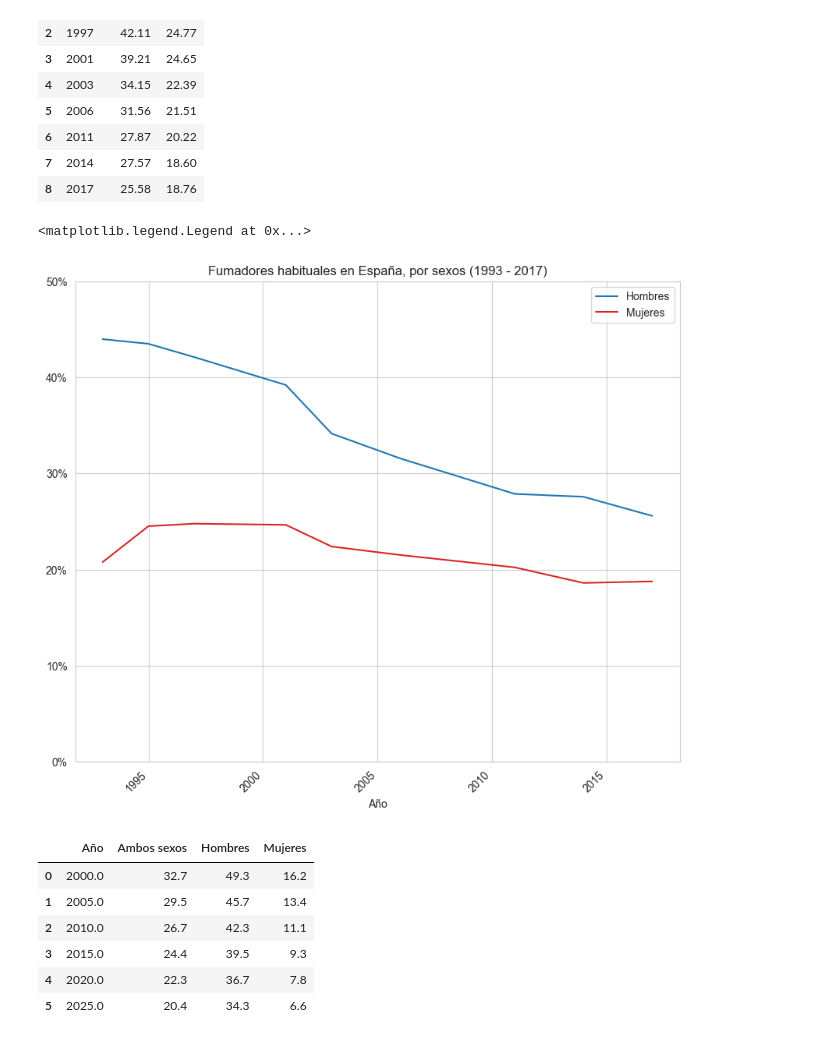
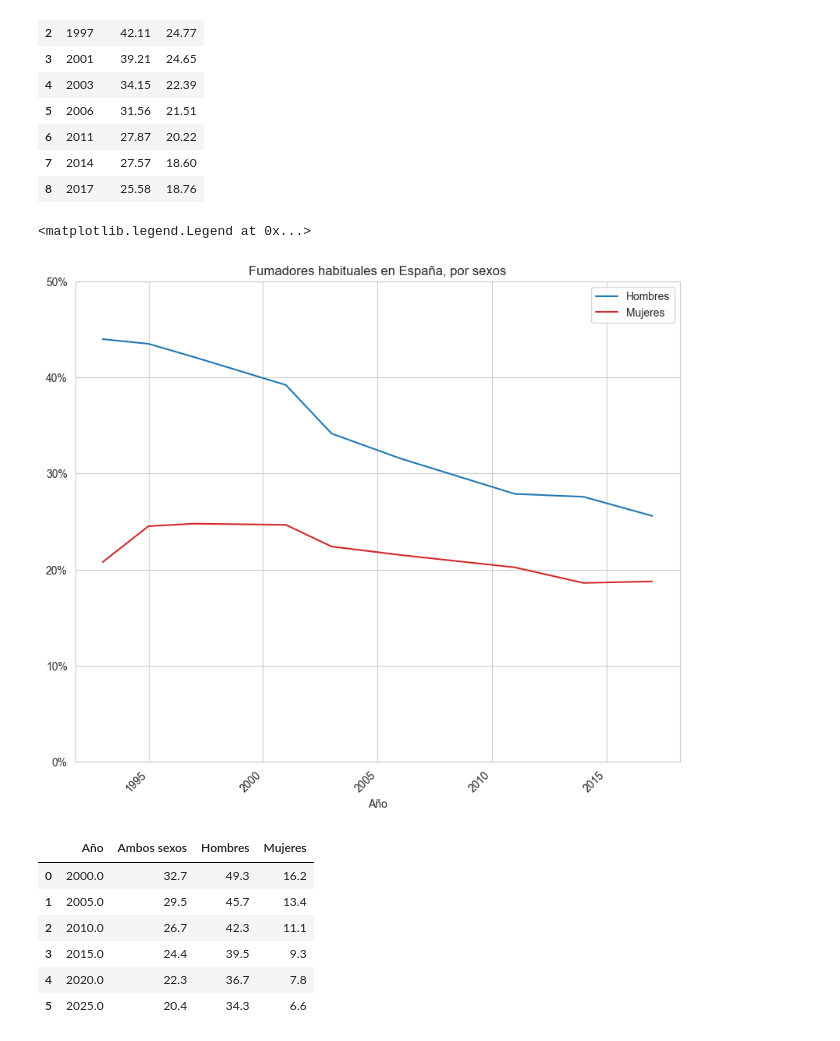
Before and after one commit to AlbaC22/EDA_cancer_pulmon, a Jupyter notebook: cancer_pulmón.ipynb, the cells around one changed output. Saved outputs shown, nothing was run; the diff lists cells and outputs as text; code cells hidden in the pictures.

```diff
--- a/cancer_pulmón.ipynb
+++ b/cancer_pulmón.ipynb
@@ -778,18 +778,18 @@ tabaco_españa
 # %%
 # Creamos gráfico de líneas
 sns.set_style('whitegrid')
 plt.figure(figsize=(10, 8))
 sns.lineplot(x='Año', y='Hombre', data=tabaco_españa, color='#1f77b4', label='Hombres')
 sns.lineplot(x='Año', y='Mujer', data=tabaco_españa, color='#d62728', label='Mujeres')
 plt.xticks(rotation=45, ha='right')
 plt.yticks(range(0, 60, 10), ['{}%'.format(x) for x in range(0, 60, 10)])
 plt.xlabel('Año')
 plt.ylabel('')
-plt.title('Fumadores habituales en España, por sexos (1993 - 2017)')
+plt.title('Fumadores habituales en España, por sexos')
 plt.legend()
 # %% [output]
 <matplotlib.legend.Legend at 0x...>
-[figure, old version]
+[figure, new version]
 # %%
 evolucion_tabaco = pd.read_csv('./data/evolucion_el_numero_de_usuarios_de_tabaco_a_nivel_mundial (2).csv', sep=';')
 
```
Also changed, not shown: parts of 1 cell of this notebook, 2 other files.
